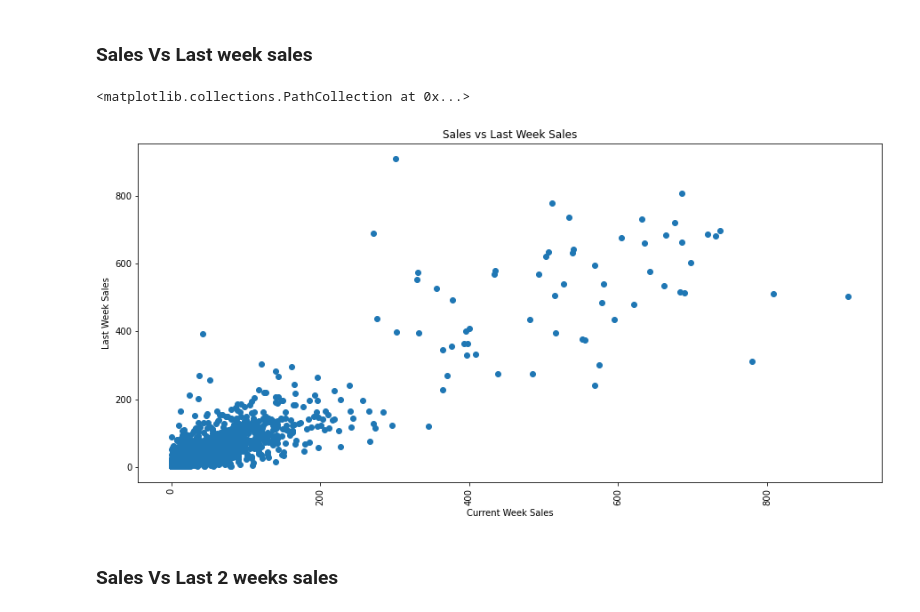
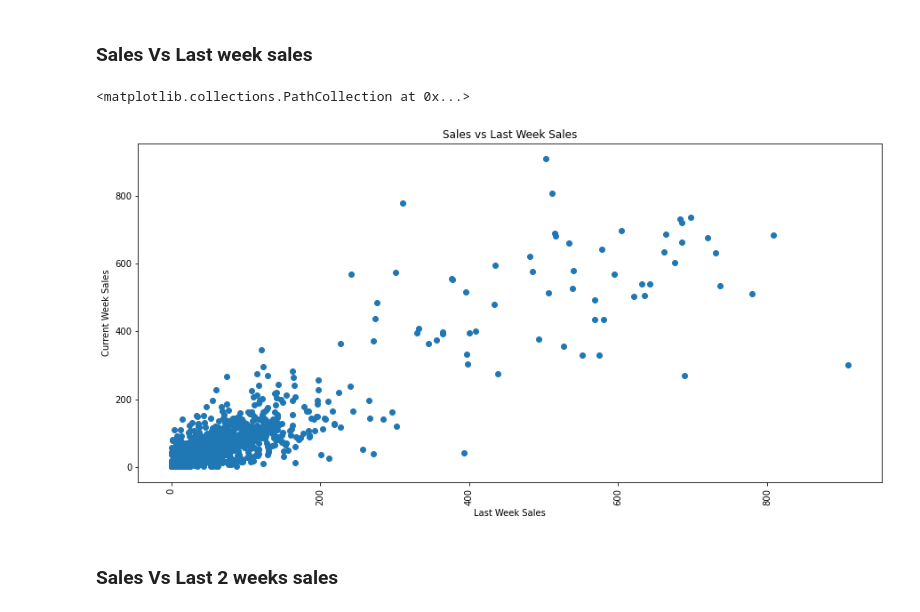
Before and after one commit to Vaseekaran-V/Datastorm-3, a Jupyter notebook: Day2/Exploratory_Data_Analysis_N.ipynb, the cells around one changed output. Cells and saved outputs as stored; diff of their text form; code cells hidden in the pictures.

```diff
--- a/Day2/Exploratory_Data_Analysis_N.ipynb
+++ b/Day2/Exploratory_Data_Analysis_N.ipynb
@@ -203,13 +203,13 @@ train_data['Last_3_Week_Diff'] = train_data.groupby(['ItemCode'])['WeeklySales']
 # %%
 plt.figure(figsize=(15, 7))
 plt.xticks(rotation = 90)
 plt.title("Sales vs Last Week Sales")
-plt.ylabel("Last Week Sales")
-plt.xlabel("Current Week Sales")
-plt.scatter(train_data['WeeklySales'],train_data['Last_Week_Sales'])
+plt.xlabel("Last Week Sales")
+plt.ylabel("Current Week Sales")
+plt.scatter(train_data['Last_Week_Sales'], train_data['WeeklySales'])
 # %% [output]
 <matplotlib.collections.PathCollection at 0x...>
-[figure, old version]
+[figure, new version]
 # %% [markdown]
 ### Sales Vs Last 2 weeks sales
 # %%
```
